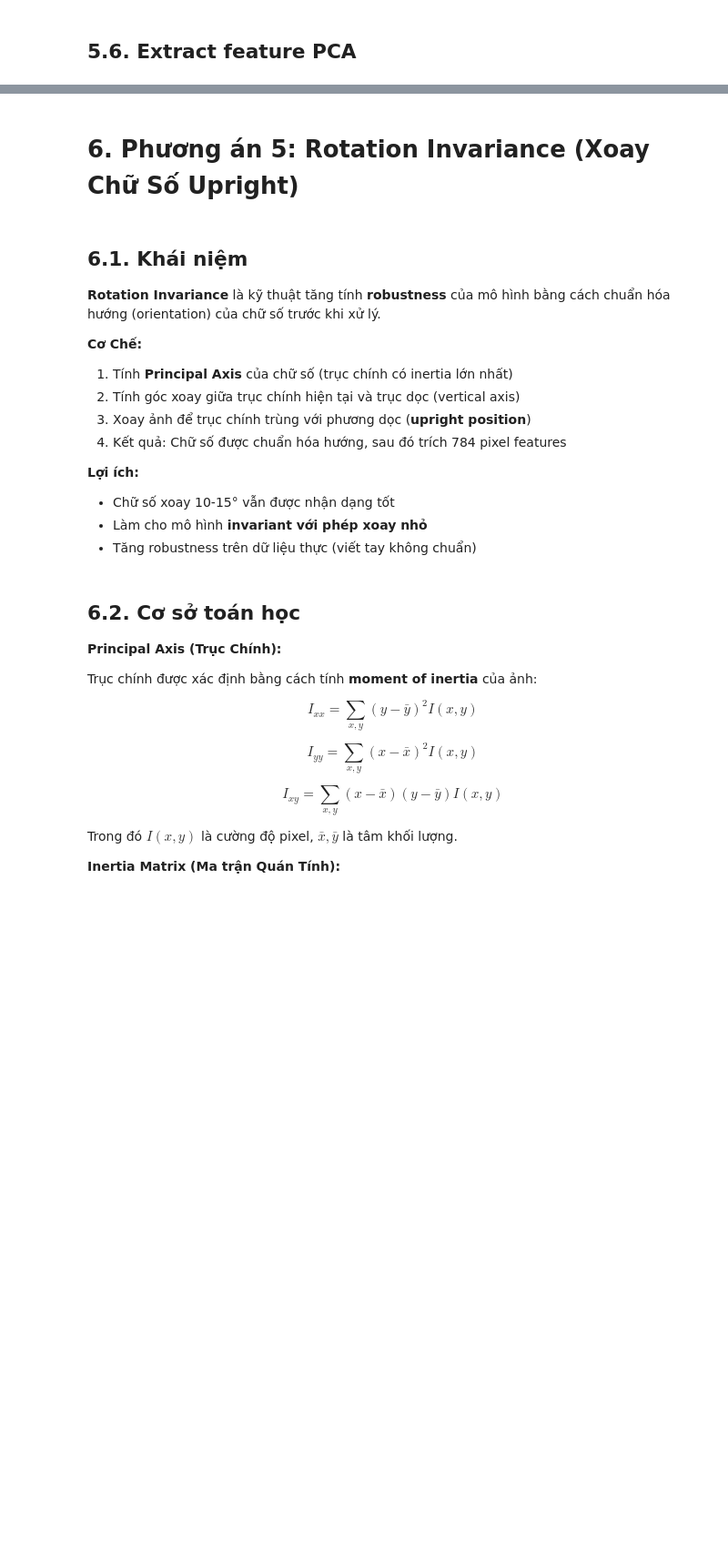
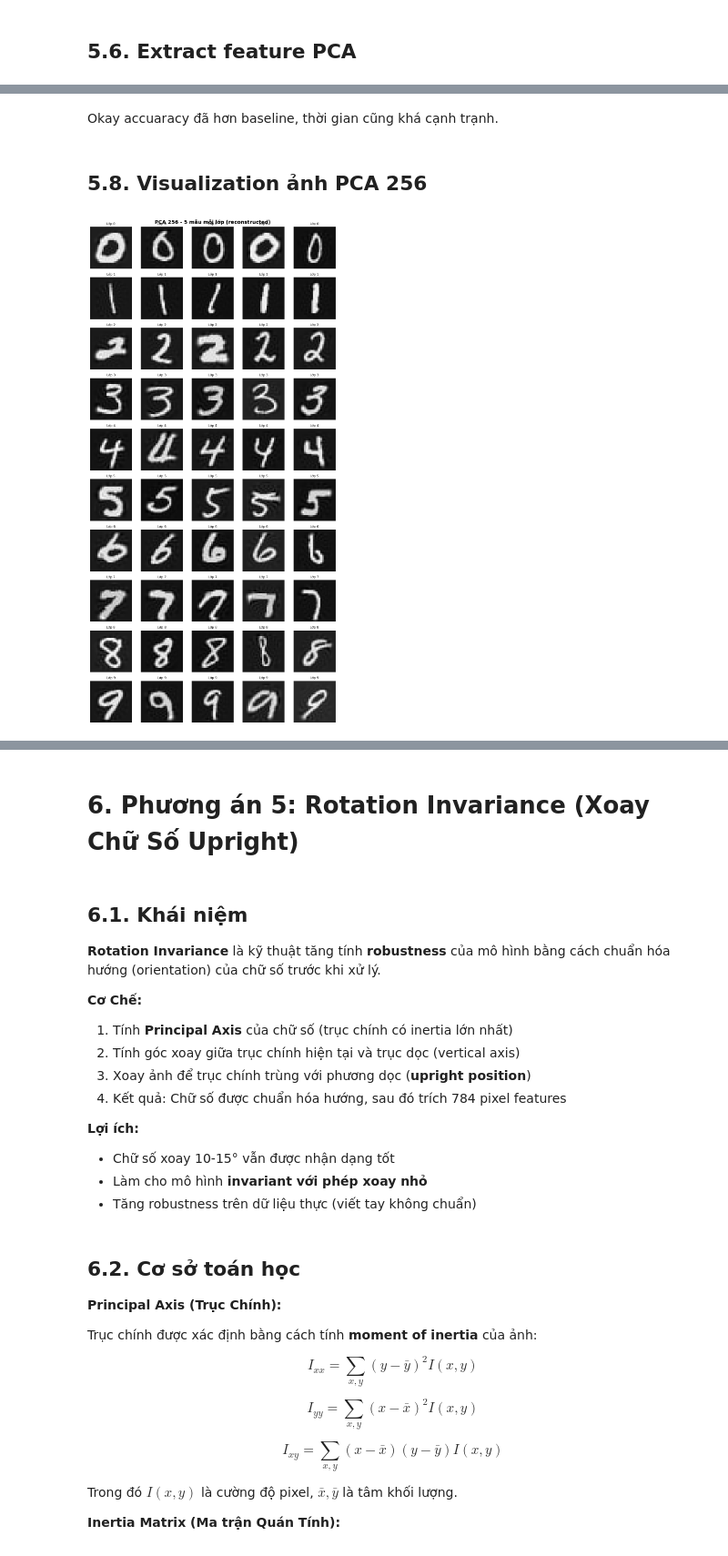
Before and after one commit to ndthanh308/IntroML_Lab2_SoftmaxRegression, a Jupyter notebook: notebooks/2_Feature_Experiments.ipynb, the cells around one changed output, grey strips where cells are left out. Shown at 91% size. Cells and saved outputs as stored; diff of their text form; code cells hidden in the pictures; blank space fills up the shorter version.

```diff
--- a/notebooks/2_Feature_Experiments.ipynb
+++ b/notebooks/2_Feature_Experiments.ipynb
@@ -1325,16 +1353,24 @@ PHƯƠNG ÁN 3: SOBEL EDGE DETECTION
 
 Hình dưới đây cho thấy quá trình Sobel Edge Detection trên một ảnh mẫu (chữ số 1):
 # %%
-import cv2
-
 # Chọn một ảnh mẫu (chữ số 1)
 sample_idx = np.where(np.argmax(y_train_enc, axis=1) == 1)[0][5]  # 5th sample của chữ số 1
 sample_img = X_train_img[sample_idx]
-sample_img_uint8 = (sample_img * 255).astype(np.uint8)
 
-# Tính Sobel
-sobel_x = cv2.Sobel(sample_img_uint8, cv2.CV_32F, 1, 0, ksize=3)
-sobel_y = cv2.Sobel(sample_img_uint8, cv2.CV_32F, 0, 1, ksize=3)
+# Tính Sobel bằng NumPy
+sobel_x_kernel = np.array([[-1, 0, 1], [-2, 0, 2], [-1, 0, 1]], dtype=np.float32)
+sobel_y_kernel = np.array([[-1, -2, -1], [0, 0, 0], [1, 2, 1]], dtype=np.float32)
+
+img_padded = np.pad(sample_img, pad_width=1, mode='constant', constant_values=0)
+sobel_x = np.zeros((28, 28))
+sobel_y = np.zeros((28, 28))
+
+for row in range(28):
+    for col in range(28):
+        region = img_padded[row:row+3, col:col+3]
+        sobel_x[row, col] = np.sum(region * sobel_x_kernel)
+        sobel_y[row, col] = np.sum(region * sobel_y_kernel)
+
 magnitude = np.sqrt(sobel_x**2 + sobel_y**2)
 magnitude = magnitude / (magnitude.max() + 1e-8)
 
@@ -2239,0 +2140,32 @@ print(f" Loss cuối cùng: {model_pca.losses[-1]:.6f}")
+# %% [markdown]
+Okay accuaracy đã hơn baseline, thời gian cũng khá cạnh trạnh.
+# %% [markdown]
+## 5.8. Visualization ảnh PCA 256
+# %%
+def reconstruct_from_pca(X_pca, pca_info):
+    return (X_pca @ pca_info['vt'] + pca_info['mean']).reshape((-1, 28, 28))
+
+# Đảm bảo đã có PCA 256; nếu chưa thì trích xuất nhanh
+if 'X_train_pca_256' not in globals() or 'pca_info_256' not in globals():
+    X_train_pca_256, X_test_pca_256, pca_info_256 = extract_pca_features(
+        X_train_img, X_test_img, n_components=256
+    )
+
+fig, axes = plt.subplots(10, 5, figsize=(10, 20))
+fig.suptitle('PCA 256 - 5 mẫu mỗi lớp (reconstructed)', fontsize=14, fontweight='bold')
+
+np.random.seed(42)
+for digit in range(10):
+    idxs = np.where(y_train == digit)[0]
+    chosen = np.random.choice(idxs, size=5, replace=False)
+    for col, idx in enumerate(chosen):
+        recon = reconstruct_from_pca(X_train_pca_256[idx:idx+1], pca_info_256)[0]
+        ax = axes[digit, col]
+        ax.imshow(recon, cmap='gray')
+        ax.set_title(f'Lớp {digit}', fontsize=9)
+        ax.axis('off')
+
+plt.tight_layout()
+plt.show()
+# %% [output]
+[figure, added]
```
Also changed, not shown: parts of 47 cells of this notebook, 1 other file.
